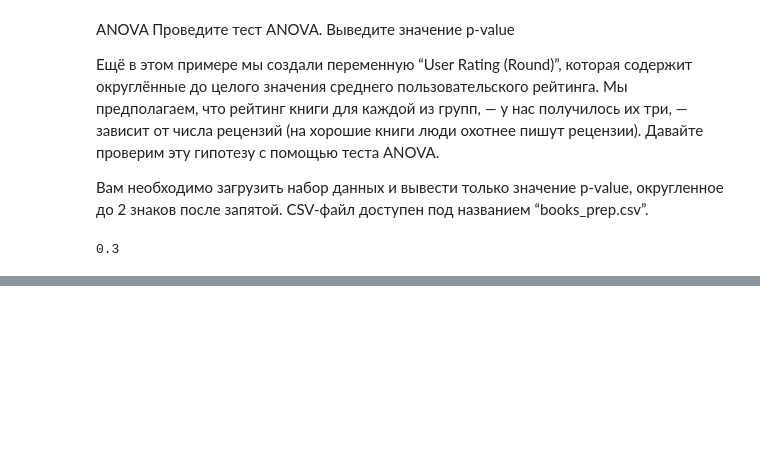
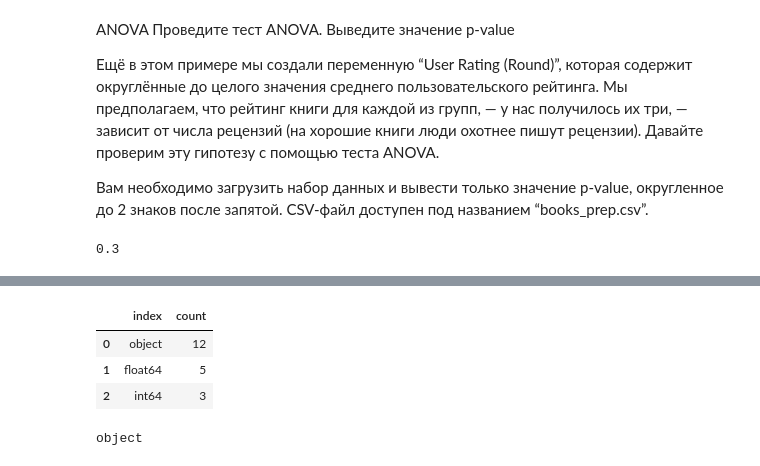
Before and after one commit to GenBravo/Yandex-Contests, a Jupyter notebook: Прикладной анализ данных.ipynb, the cells around one changed output, grey strips where cells are left out. Saved outputs shown, nothing was run; the diff lists cells and outputs as text; code cells hidden in the pictures; blank space fills up the shorter version.

```diff
--- a/Прикладной анализ данных.ipynb
+++ b/Прикладной анализ данных.ipynb
@@ -216,0 +241,12 @@ print(round(p_val, 2))
+# %%
+df2 = df.dtypes.value_counts().reset_index()
+df2
+# %% [output]
+|  | index | count |
+| 0 | object | 12 |
+| 1 | float64 | 5 |
+| 2 | int64 | 3 |
+# %%
+print(df.dtypes.value_counts().idxmax())
+# %% [output]
+object
```
Also changed, not shown: parts of 7 cells of this notebook.
